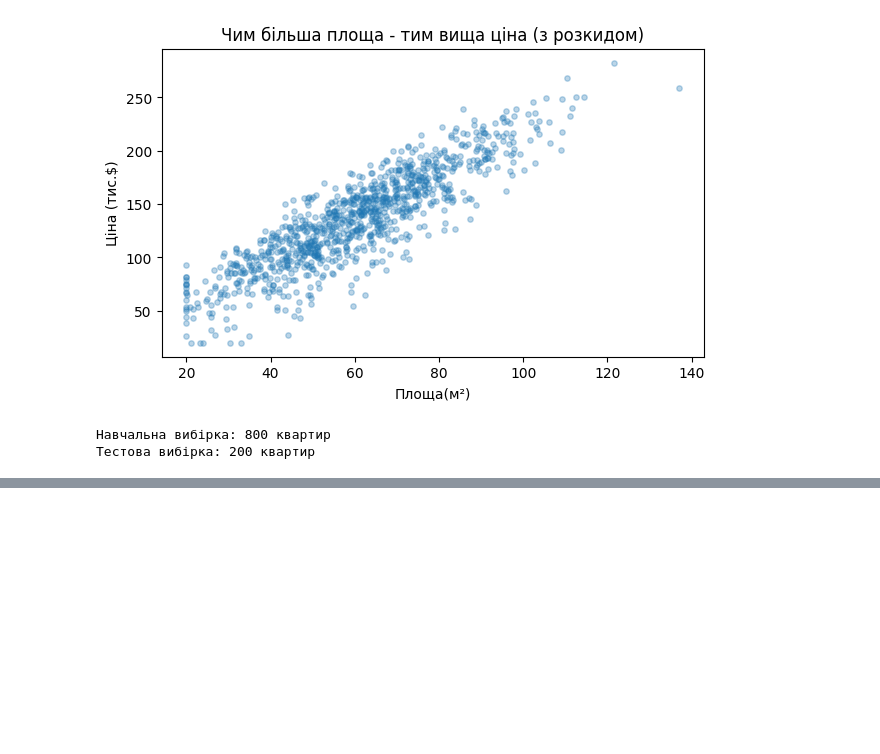
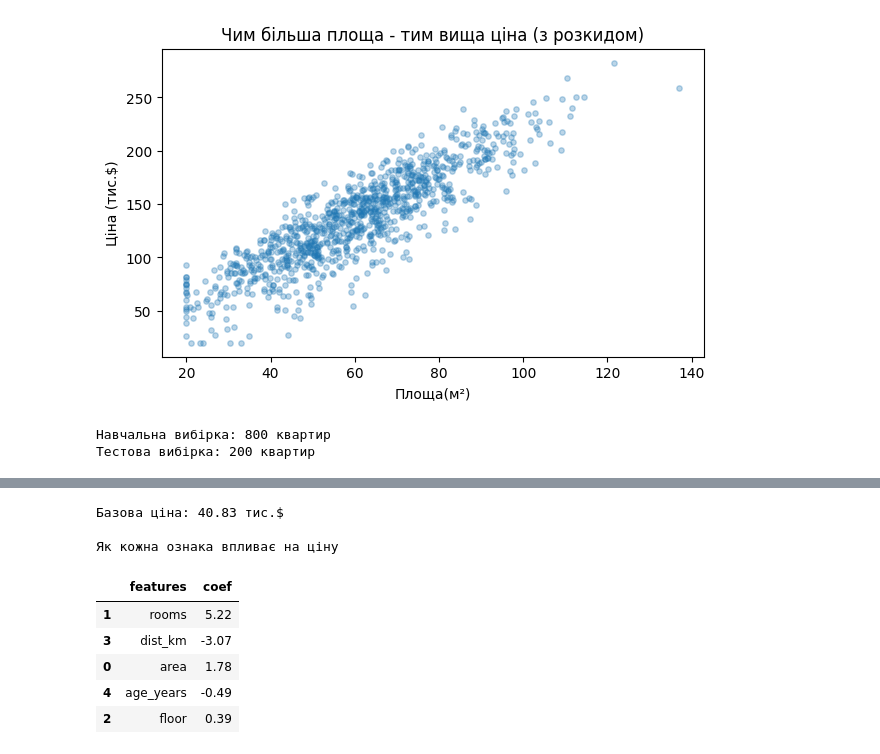
Before and after one commit to rudmaxx/Analysis_Cafe_Sales, a Jupyter notebook: ML/LinearRegression_DTA.ipynb, the cells around one changed output, grey strips where cells are left out. Saved outputs shown, nothing was run; the diff lists cells and outputs as text; code cells hidden in the pictures; blank space fills up the shorter version.

```diff
--- a/ML/LinearRegression_DTA.ipynb
+++ b/ML/LinearRegression_DTA.ipynb
@@ -111,0 +156,19 @@ print("Тестова вибірка:", X_test.shape[0],"квартир")
+# %%
+coefs = pd.DataFrame({
+    "features": X.columns,
+    "coef": model.coef_.round(2)
+}).sort_values("coef",key=abs, ascending=False)
+
+print(f"Базова ціна: {model.intercept_:.2f} тис.$\n")
+print("Як кожна ознака впливає на ціну")
+coefs
+# %% [output]
+Базова ціна: 40.83 тис.$
+
+Як кожна ознака впливає на ціну
+|  | features | coef |
+| 1 | rooms | 5.22 |
+| 3 | dist_km | -3.07 |
+| 0 | area | 1.78 |
+| 4 | age_years | -0.49 |
+| 2 | floor | 0.39 |
```
Also changed, not shown: parts of 5 cells of this notebook.
